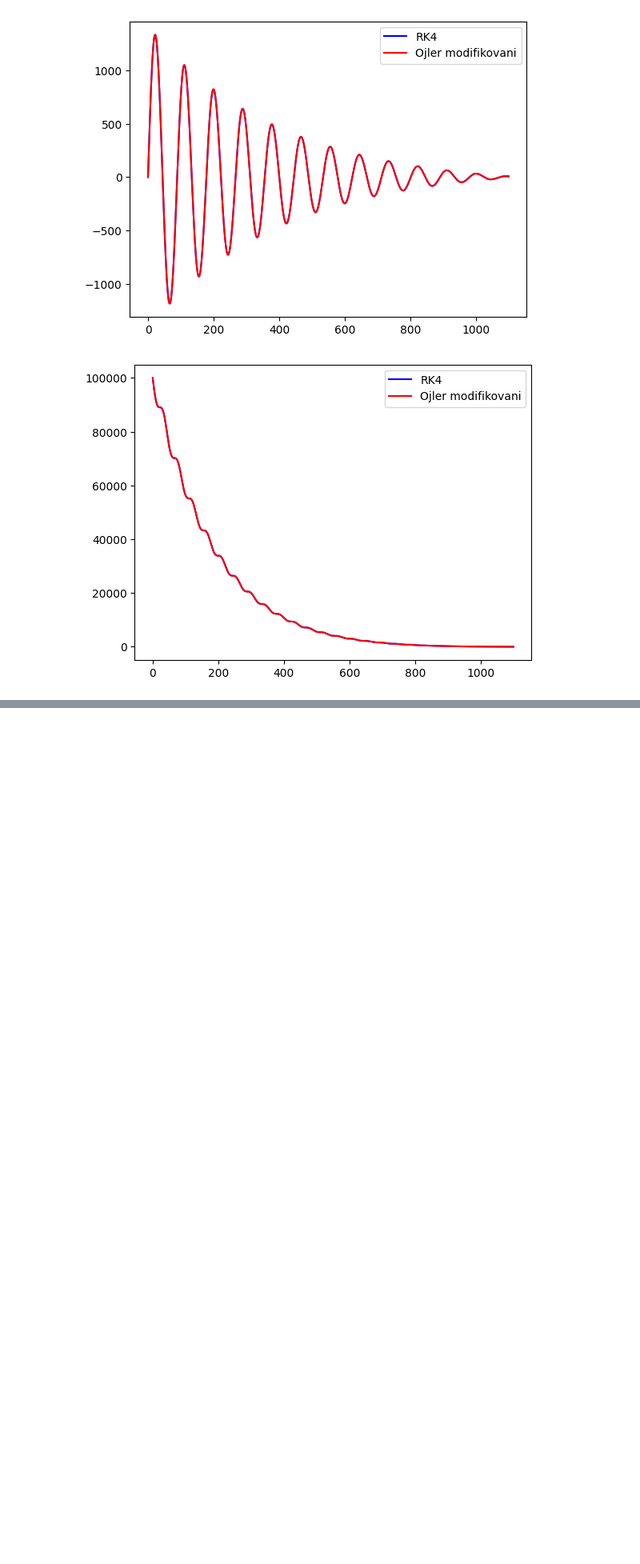
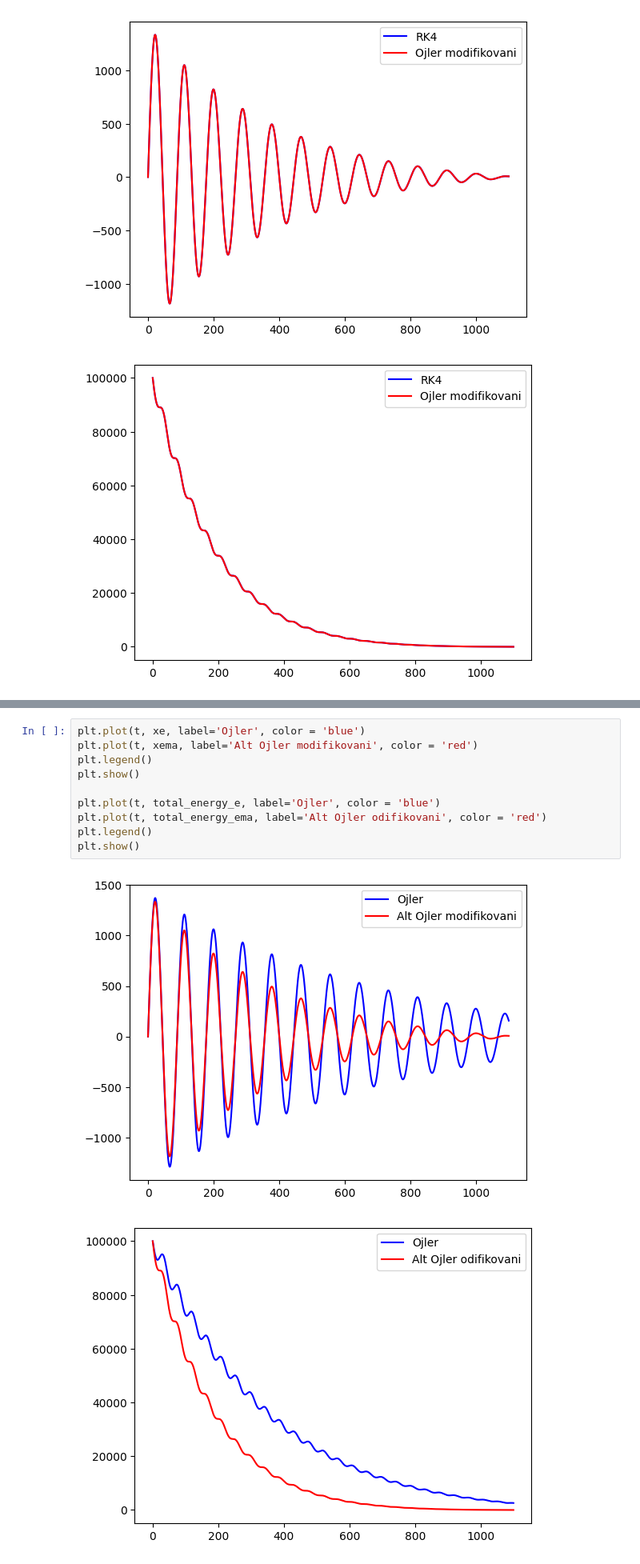
Before and after one commit to JohnMcCodeman5/spring_deformation_differential_modeling, a Jupyter notebook: without_wall_constraint.ipynb, the cells around one changed output, grey strips where cells are left out. Shown at 80% size. Drawn from its saved outputs; the diff is of its cells as text; blank space fills up the shorter version.

```diff
--- a/without_wall_constraint.ipynb
+++ b/without_wall_constraint.ipynb
@@ -375,0 +426,13 @@ plt.show()
+# %%
+plt.plot(t, xe, label='Ojler', color = 'blue')
+plt.plot(t, xema, label='Alt Ojler modifikovani', color = 'red')
+plt.legend()
+plt.show()
+
+plt.plot(t, total_energy_e, label='Ojler', color = 'blue')
+plt.plot(t, total_energy_ema, label='Alt Ojler odifikovani', color = 'red')
+plt.legend()
+plt.show()
+# %% [output]
+[figure, added]
+[figure, added]
```
Also changed, not shown: parts of 9 cells of this notebook, 1 other file.
